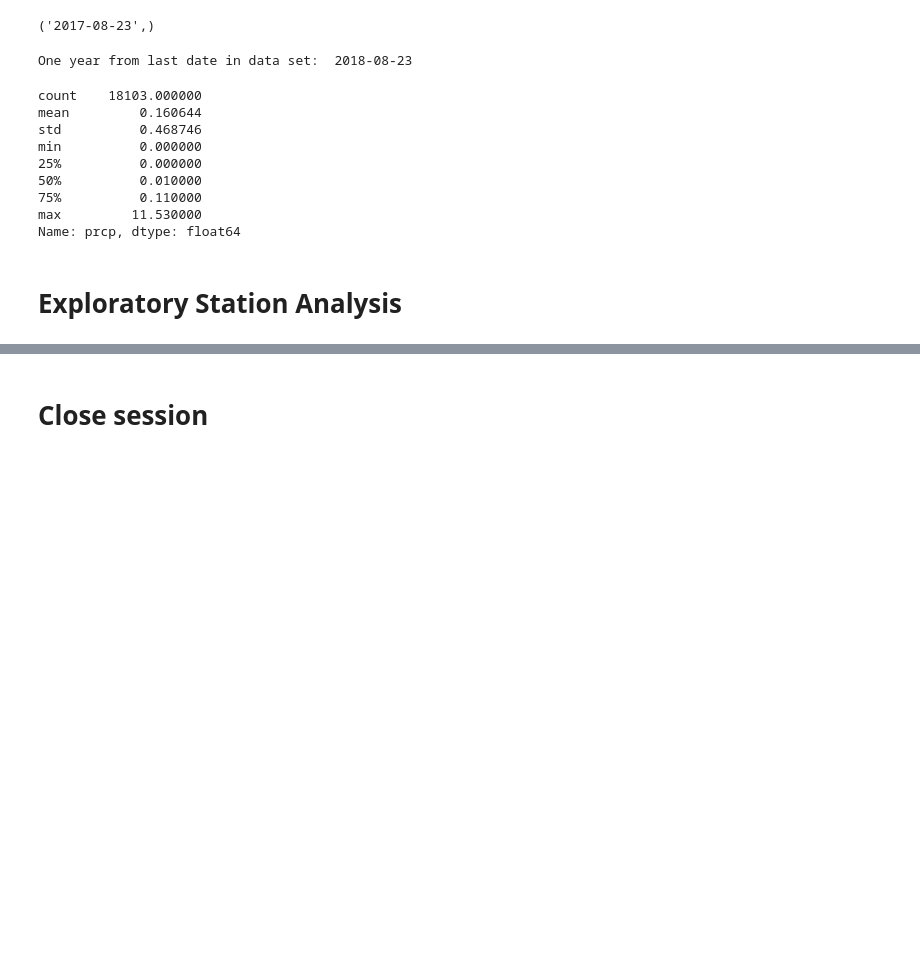
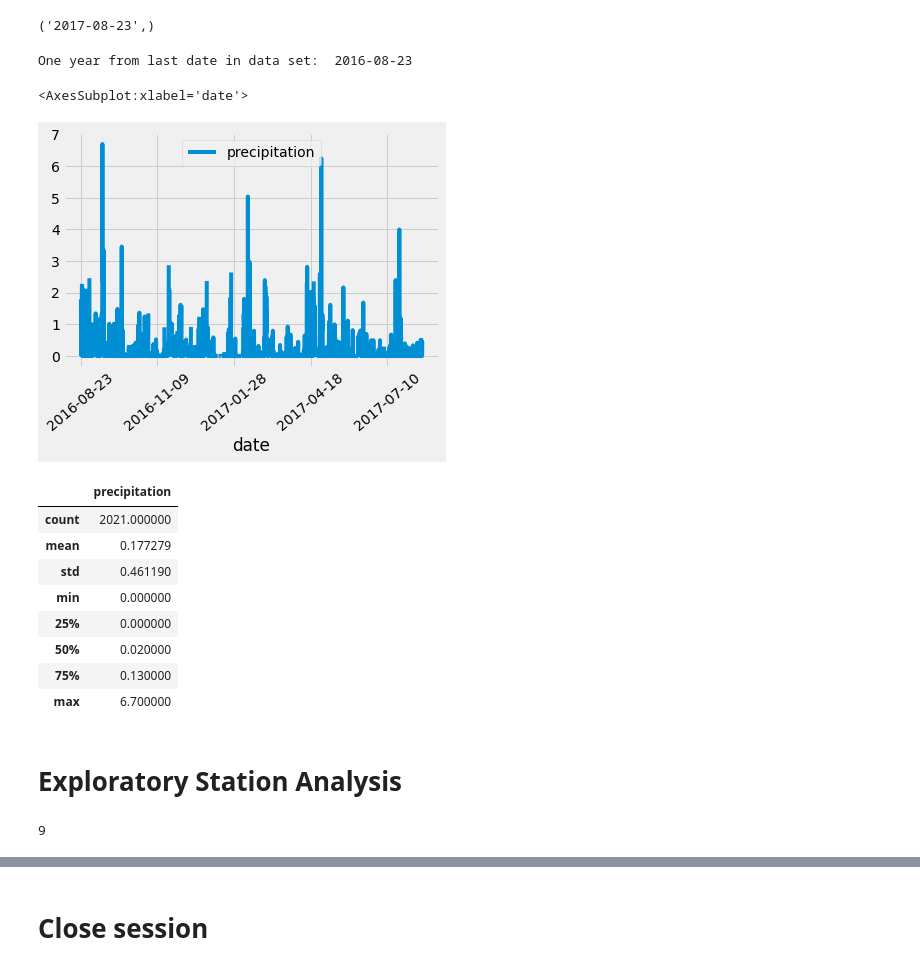
Before and after one commit to bfraser4/SQL-Alchemy-Challenge, a Jupyter notebook: climate_starter.ipynb, the cells around one changed output, grey strips where cells are left out. Drawn from its saved outputs; the diff is of its cells as text; code cells hidden in the pictures; blank space fills up the shorter version.

```diff
--- a/climate_starter.ipynb
+++ b/climate_starter.ipynb
@@ -46,50 +47,55 @@ session.query(Measurement.date).order_by(Measurement.date.desc()).first()
 ('2017-08-23',)
 # %%
 # Design a query to retrieve the last 12 months of precipitation data and plot the results.
+
 # Starting from the most recent data point in the database.
 session.query(Measurement.date,Measurement.prcp).filter(Measurement.date >= '2016-08-23').order_by(Measurement.date).all()
 
 # Calculate the date one year from the last date in data set.
-one_year = dt.date(2017, 8, 23) + dt.timedelta(days=365)
+one_year = dt.date(2017, 8, 23) - dt.timedelta(days=365)
 print("One year from last date in data set: ", one_year)
 
 # Perform a query to retrieve the data (date?) and precipitation scores
-###### you can do this with session.query and .filter or with execute(SQL)
-session.query(Measurement.date, Measurement.prcp).filter
+query = session.query(Measurement.date, Measurement.prcp).filter(Measurement.date >= one_year).all()
 
 # Save the query results as a Pandas DataFrame and set the index to the date column
-###### you can use pd.read_sql.  If you choose to use .filter you will need to pd.DataFrame()
-query = pd.read_sql('measurement', f'sqlite:///{path}')
-
+df = pd.DataFrame(query, columns=['date', 'precipitation'])
+df.set_index(df['date'], inplace=True)
 
 # Sort the dataframe by date
-###### this is found throughout, but Day 3 Activity 3 has a specific example
-
+df = df.sort_index()
+df
 
 # Use Pandas Plotting with Matplotlib to plot the data
 # ######Day 3 Activity 3 has a specific example
+df.plot(rot=40)
 # %% [output]
-One year from last date in data set:  2018-08-23
+One year from last date in data set:  2016-08-23
+<AxesSubplot:xlabel='date'>
+[figure, added]
 # %%
 # Use Pandas to calculate the summary statistics for the precipitation data
 ###### Pandas Day 1 Activity 4
-summary = query['prcp'].describe()
+summary = df.describe()
 summary
 # %% [output]
-count    18103.000000
-mean         0.160644
-std          0.468746
-min          0.000000
-25%          0.000000
-50%          0.010000
-75%          0.110000
-max         11.530000
-Name: prcp, dtype: float64
+|  | precipitation |
+| count | 2021.000000 |
+| mean | 0.177279 |
+| std | 0.461190 |
+| min | 0.000000 |
+| 25% | 0.000000 |
+| 50% | 0.020000 |
+| 75% | 0.130000 |
+| max | 6.700000 |
 # %% [markdown]
 # Exploratory Station Analysis
 # %%
 # Design a query to calculate the total number stations in the dataset
 #####  You can use session.query() or just plain SQL for this.
+session.query(Station.station).count()
+# %% [output]
+9
 # %%
 # Design a query to find the most active stations (i.e. what stations have the most rows?)
 # List the stations and the counts in descending order.
```
Also changed, not shown: parts of 4 cells of this notebook.
